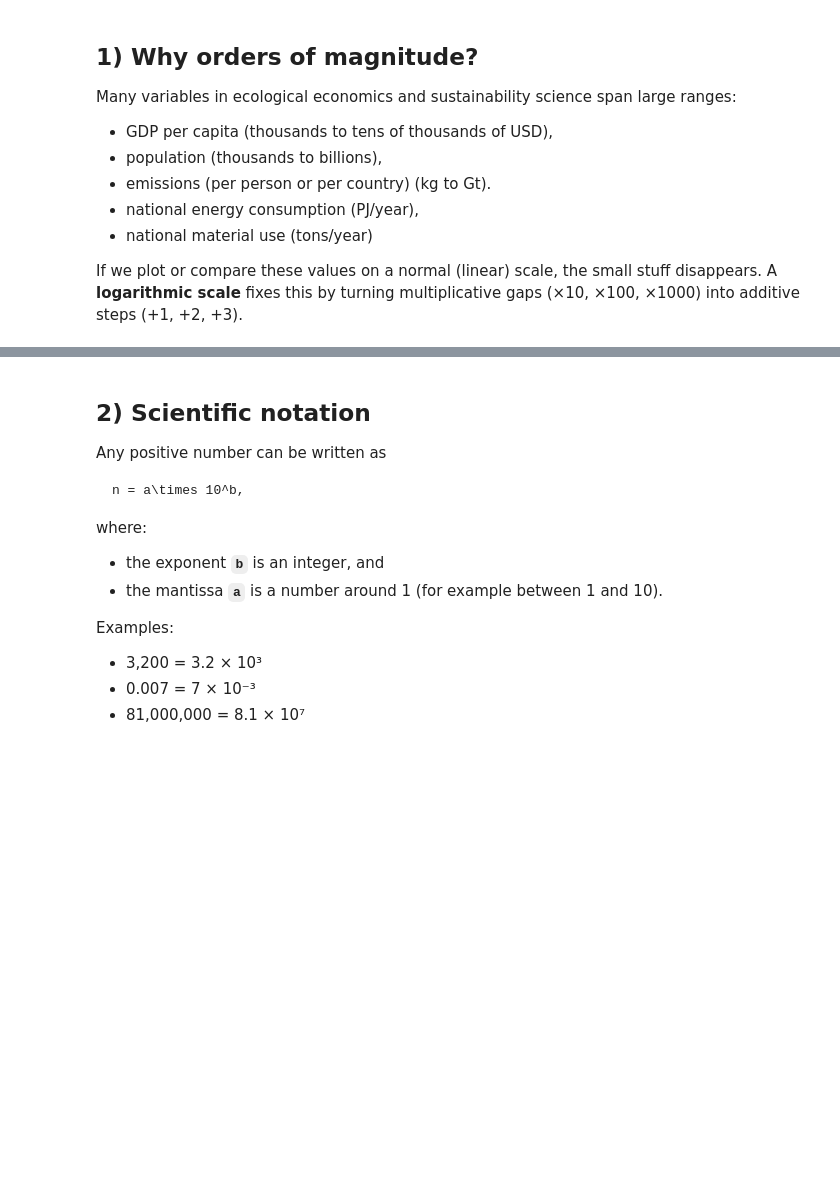
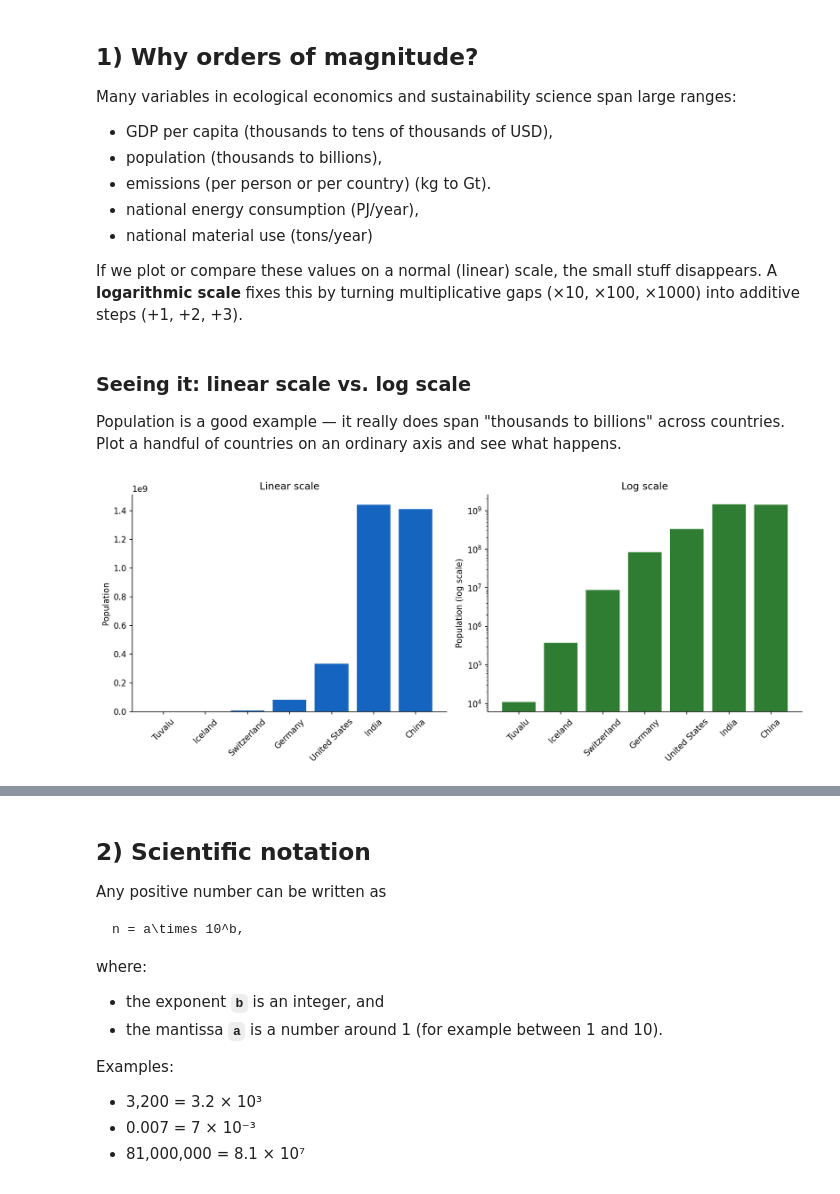
Before and after one commit to yannickoswald/ecoeconbook, a Jupyter notebook: chapters/order_of_magnitude_economics_and_scaling/orders_of_magnitude.ipynb, the cells around one changed output, grey strips where cells are left out. Cells and saved outputs as stored; diff of their text form; code cells hidden in the pictures; blank space fills up the shorter version.

```diff
--- a/chapters/order_of_magnitude_economics_and_scaling/orders_of_magnitude.ipynb
+++ b/chapters/order_of_magnitude_economics_and_scaling/orders_of_magnitude.ipynb
@@ -20,3 +20,36 @@ Many variables in ecological economics and sustainability science span large ran
 
 If we plot or compare these values on a normal (linear) scale, the small stuff disappears.
 A **logarithmic scale** fixes this by turning multiplicative gaps (×10, ×100, ×1000) into additive steps (+1, +2, +3).
+# %% [markdown]
+### Seeing it: linear scale vs. log scale
+
+Population is a good example — it really does span "thousands to billions" across countries. Plot a handful of countries on an ordinary axis and see what happens.
+# %%
+import matplotlib.pyplot as plt
+
+countries = ["Tuvalu", "Iceland", "Switzerland", "Germany", "United States", "India", "China"]
+population = [11_000, 380_000, 8_800_000, 84_000_000, 333_000_000, 1_440_000_000, 1_410_000_000]
+
+fig, (ax1, ax2) = plt.subplots(1, 2, figsize=(12, 5), dpi=150)
+
+# Left: linear scale - the small countries barely register
+ax1.bar(countries, population, color="#1565C0")
+ax1.set_title("Linear scale")
+ax1.set_ylabel("Population")
+ax1.tick_params(axis="x", rotation=45)
+ax1.spines["top"].set_visible(False)
+ax1.spines["right"].set_visible(False)
+
+# Right: same data, log scale - every country becomes readable
+ax2.bar(countries, population, color="#2E7D32")
+ax2.set_yscale("log")
+ax2.set_title("Log scale")
+ax2.set_ylabel("Population (log scale)")
+ax2.tick_params(axis="x", rotation=45)
+ax2.spines["top"].set_visible(False)
+ax2.spines["right"].set_visible(False)
+
+plt.tight_layout()
+plt.show()
+# %% [output]
+[figure, added]
```
Also changed, not shown: parts of 1 cell of this notebook.
